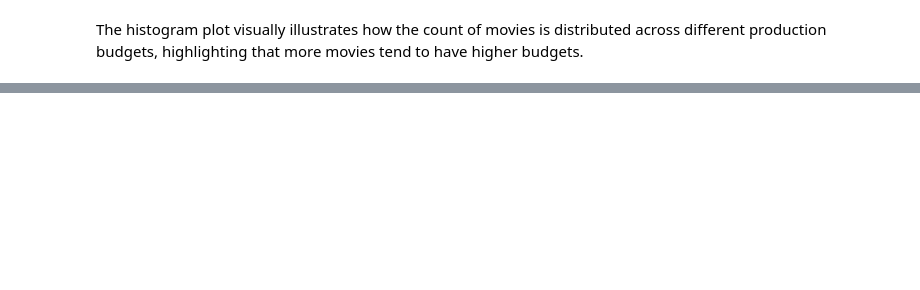
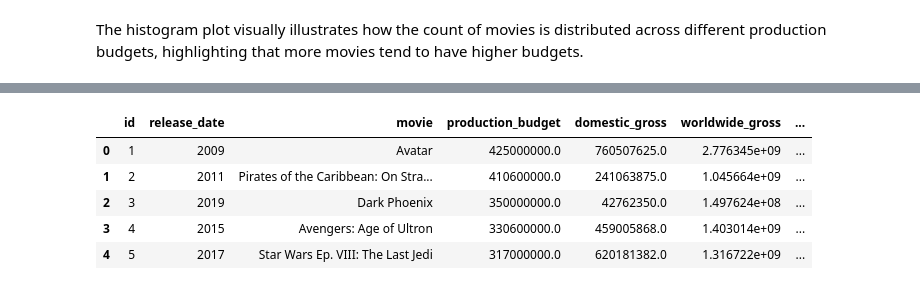
Before and after one commit to Annbellah/dsc-phase-1-project-v2-4, a Jupyter notebook: student.ipynb, the cells around one changed output, grey strips where cells are left out. Drawn from its saved outputs; the diff is of its cells as text; code cells hidden in the pictures; blank space fills up the shorter version.

```diff
--- a/student.ipynb
+++ b/student.ipynb
@@ -283,0 +279,11 @@ The histogram plot visually illustrates how the count of movies is distributed a
+# %%
+#calculating and creating a new column in the dataframe named 'Return on Investment'
+movie_budgets_df['return_on_investment'] = ((movie_budgets_df['worldwide_gross'] - movie_budgets_df['production_budget']) / movie_budgets_df['production_budget']) * 100
+movie_budgets_df.head()
+# %% [output]
+|  | id | release_date | movie | production_budget | domestic_gross | worldwide_gross | ... |
+| 0 | 1 | 2009 | Avatar | 425000000.0 | 760507625.0 | 2.776345e+09 | ... |
+| 1 | 2 | 2011 | Pirates of the Caribbean: On Stra... | 410600000.0 | 241063875.0 | 1.045664e+09 | ... |
+| 2 | 3 | 2019 | Dark Phoenix | 350000000.0 | 42762350.0 | 1.497624e+08 | ... |
+| 3 | 4 | 2015 | Avengers: Age of Ultron | 330600000.0 | 459005868.0 | 1.403014e+09 | ... |
+| 4 | 5 | 2017 | Star Wars Ep. VIII: The Last Jedi | 317000000.0 | 620181382.0 | 1.316722e+09 | ... |
```
Also changed, not shown: parts of 3 cells of this notebook.
